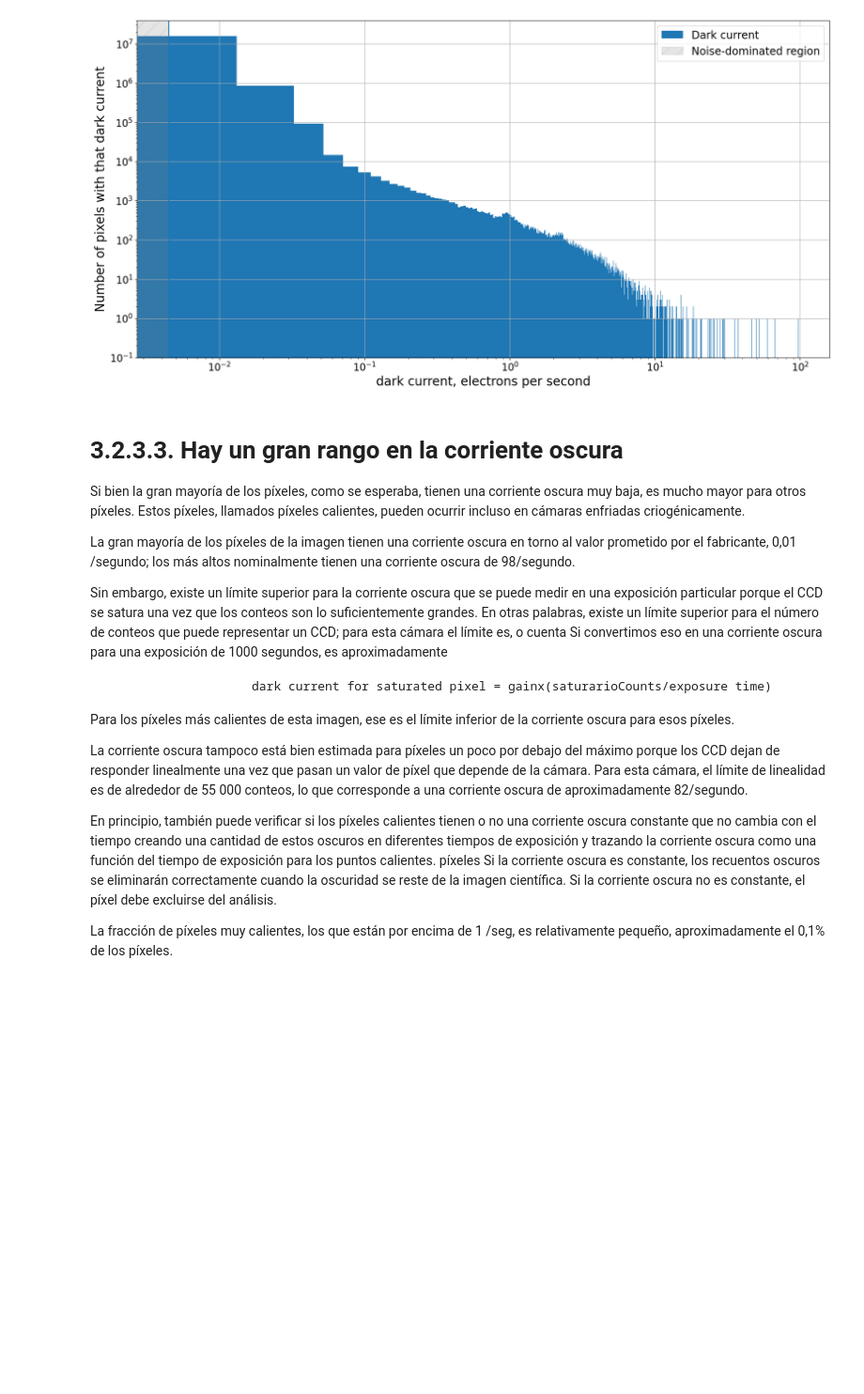
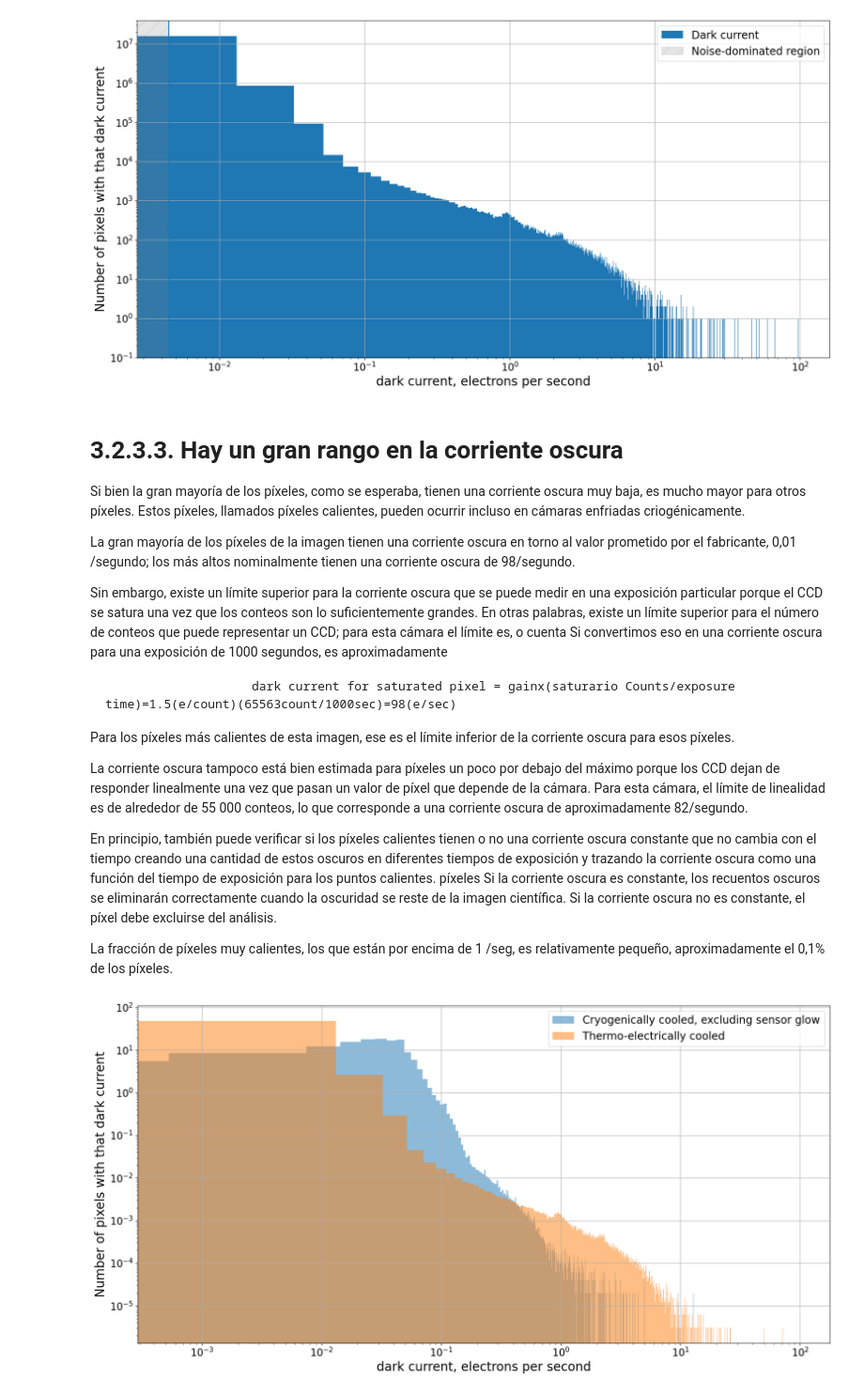
Before and after one commit to MarkusRabus/PracticaVeranoUCSC_2022, a Jupyter notebook: 3.2DarkCurentReal.ipynb, the cells around one changed output. Shown at 94% size. Drawn from its saved outputs; the diff is of its cells as text; code cells hidden in the pictures; blank space fills up the shorter version.

```diff
--- a/3.2DarkCurentReal.ipynb
+++ b/3.2DarkCurentReal.ipynb
@@ -181,7 +181,7 @@ La gran mayoría de los píxeles de la imagen tienen una corriente oscura en tor
 Sin embargo, existe un límite superior para la corriente oscura que se puede medir en una exposición particular porque el CCD se satura una vez que los conteos son lo suficientemente grandes. En otras palabras, existe un límite superior para el número de conteos que puede representar un CCD; para esta cámara el límite es, o cuenta Si convertimos eso en una corriente oscura para una exposición de 1000 segundos, es aproximadamente
 
 
-                        dark current for saturated pixel = gainx(saturarioCounts/exposure time)
+                        dark current for saturated pixel = gainx(saturario Counts/exposure time)=1.5(e/count)(65563count/1000sec)=98(e/sec)
 
 
 
@@ -192,3 +192,14 @@ La corriente oscura tampoco está bien estimada para píxeles un poco por debajo
 En principio, también puede verificar si los píxeles calientes tienen o no una corriente oscura constante que no cambia con el tiempo creando una cantidad de estos oscuros en diferentes tiempos de exposición y trazando la corriente oscura como una función del tiempo de exposición para los puntos calientes. píxeles Si la corriente oscura es constante, los recuentos oscuros se eliminarán correctamente cuando la oscuridad se reste de la imagen científica. Si la corriente oscura no es constante, el píxel debe excluirse del análisis.
 
 La fracción de píxeles muy calientes, los que están por encima de 1 /seg, es relativamente pequeño, aproximadamente el 0,1% de los píxeles.
+# %%
+plt.figure(figsize=(20, 10))
+hist(dark_current_ln2[200:, 200:].flatten(), bins=5000, density=True, alpha=0.5, label='Cryogenically cooled, excluding sensor glow');
+hist(dark_current.flatten(), bins=5000, density=True, alpha=0.5, label='Thermo-electrically cooled');
+plt.grid()
+plt.loglog()
+plt.xlabel('dark current, electrons per second')
+plt.ylabel('Number of pixels with that dark current');
+plt.legend();
+# %% [output]
+[figure, added]
```
Also changed, not shown: parts of 1 cell of this notebook.
